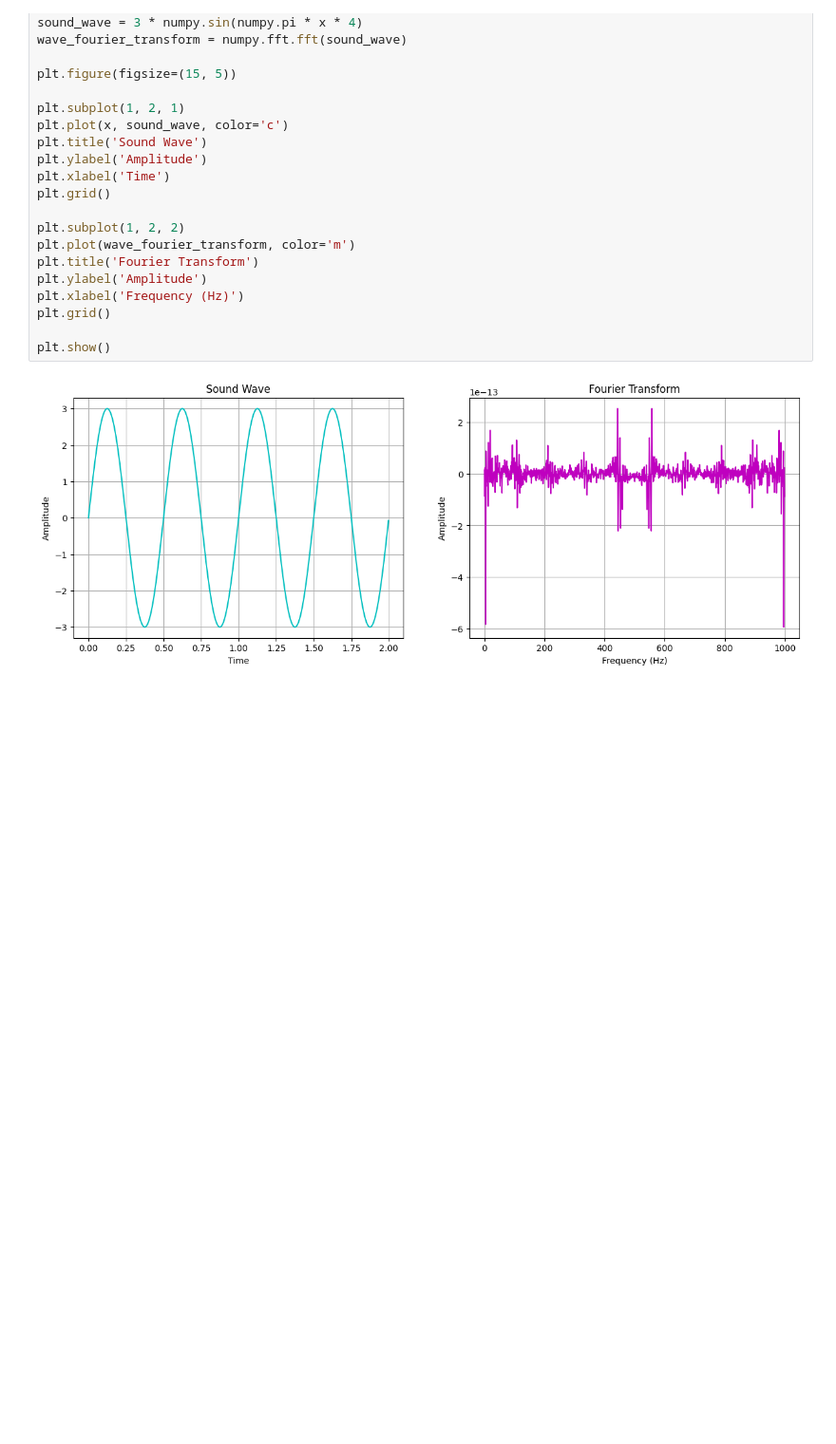
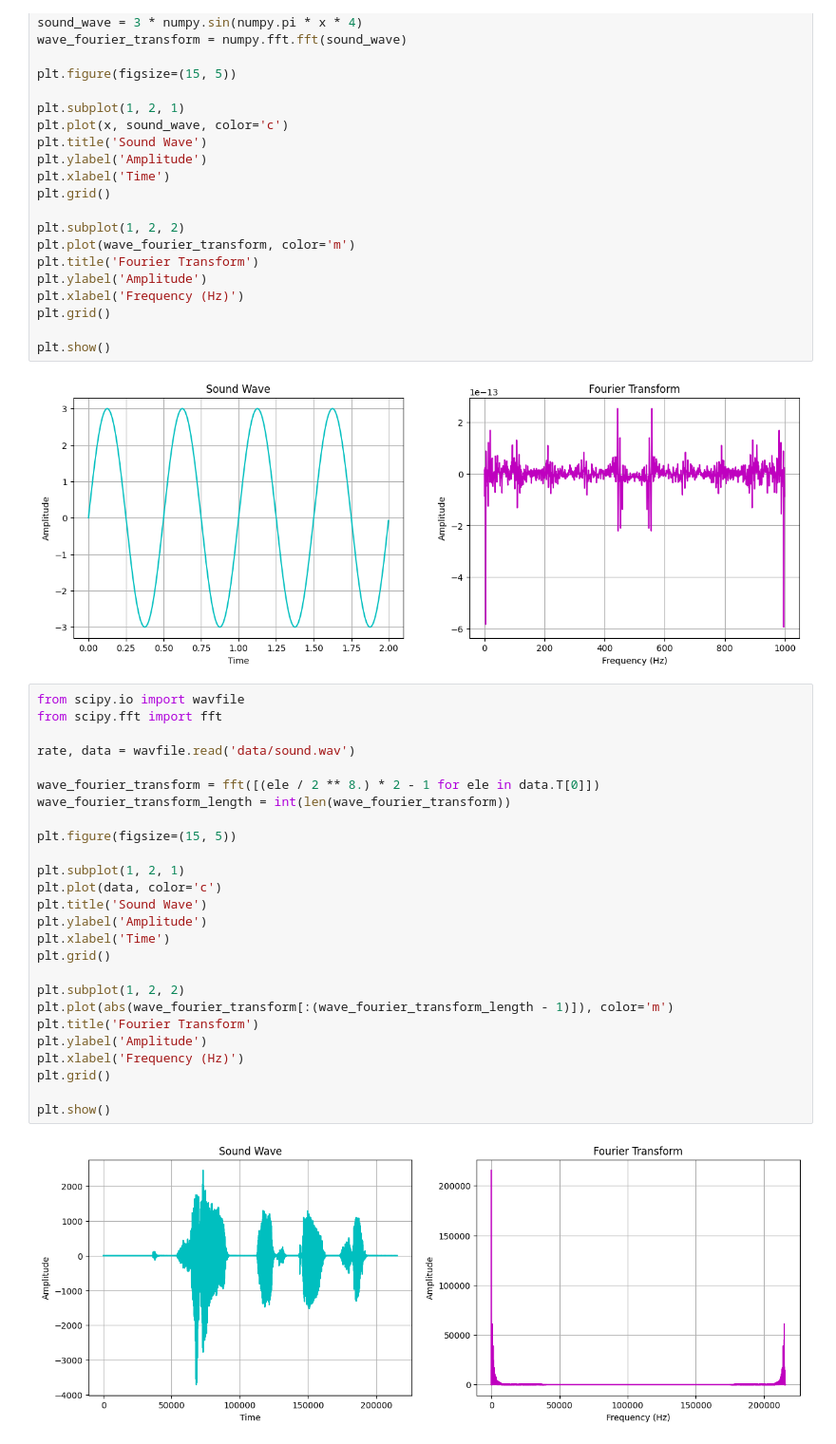
Before and after one commit to SM2A/Machine_Learning_Course_Project, a Jupyter notebook: HW-0/Report.ipynb, the cells around one changed output. Shown at 95% size. Cells and saved outputs as stored; diff of their text form; blank space fills up the shorter version.

Commit message:
Sound wave fourier transform

```diff
--- a/HW-0/Report.ipynb
+++ b/HW-0/Report.ipynb
@@ -392,3 +394,31 @@ plt.grid()
 plt.show()
 # %% [output]
 [figure]
+# %%
+from scipy.io import wavfile
+from scipy.fft import fft
+
+rate, data = wavfile.read('data/sound.wav')
+
+wave_fourier_transform = fft([(ele / 2 ** 8.) * 2 - 1 for ele in data.T[0]])
+wave_fourier_transform_length = int(len(wave_fourier_transform))
+
+plt.figure(figsize=(15, 5))
+
+plt.subplot(1, 2, 1)
+plt.plot(data, color='c')
+plt.title('Sound Wave')
+plt.ylabel('Amplitude')
+plt.xlabel('Time')
+plt.grid()
+
+plt.subplot(1, 2, 2)
+plt.plot(abs(wave_fourier_transform[:(wave_fourier_transform_length - 1)]), color='m')
+plt.title('Fourier Transform')
+plt.ylabel('Amplitude')
+plt.xlabel('Frequency (Hz)')
+plt.grid()
+
+plt.show()
+# %% [output]
+[figure, added]
```
Also changed, not shown: parts of 21 cells of this notebook, 1 other file.
